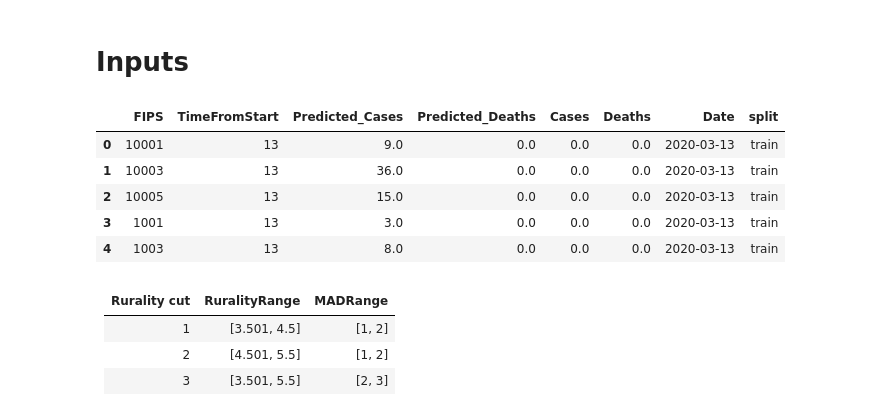
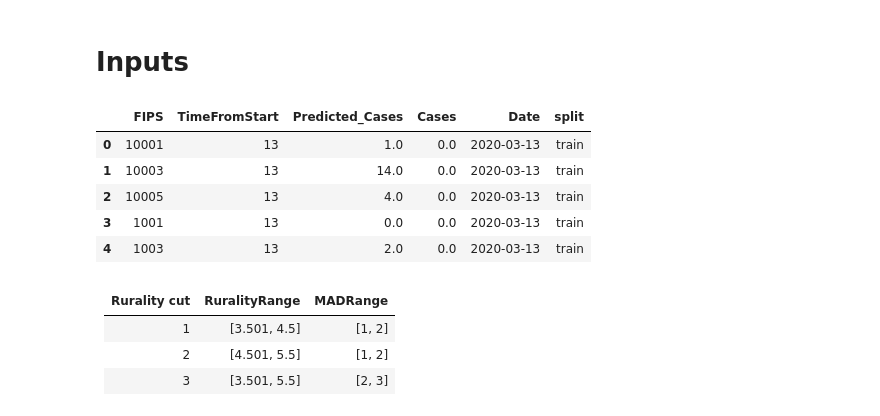
Before and after one commit to Data-ScienceHub/gpce-covid, a Jupyter notebook: TFT-pytorch/notebook/Population cuts.ipynb, the cells around one changed output. Saved outputs shown, nothing was run; the diff lists cells and outputs as text; code cells hidden in the pictures.

```diff
--- a/TFT-pytorch/notebook/Population cuts.ipynb
+++ b/TFT-pytorch/notebook/Population cuts.ipynb
@@ -14,18 +14,18 @@ from Class.Plotter import *
 # %%
 targets = ['Cases']
 target = 'Cases'
-result_folder =  '../results/total_target_cleaned_scaled_2/' # '../results_cleaned_moving_averaged/short' #
-figPath = os.path.join(result_folder, 'figures_best')
-results = pd.read_csv(os.path.join(figPath, 'predictions.csv'))
+result_folder =  '../results/TFT_baseline' # '../results_cleaned_moving_averaged/short' #
+figPath = os.path.join(result_folder, 'figures')
+results = pd.read_csv(os.path.join(figPath, 'predictions_case.csv'))
 results['Date'] = pd.to_datetime(results['Date'])
 results.head()
 # %% [output]
-|  | FIPS | TimeFromStart | Predicted_Cases | Predicted_Deaths | Cases | Deaths | Date | split |
-| 0 | 10001 | 13 | 9.0 | 0.0 | 0.0 | 0.0 | 2020-03-13 | train |
-| 1 | 10003 | 13 | 36.0 | 0.0 | 0.0 | 0.0 | 2020-03-13 | train |
-| 2 | 10005 | 13 | 15.0 | 0.0 | 0.0 | 0.0 | 2020-03-13 | train |
-| 3 | 1001 | 13 | 3.0 | 0.0 | 0.0 | 0.0 | 2020-03-13 | train |
-| 4 | 1003 | 13 | 8.0 | 0.0 | 0.0 | 0.0 | 2020-03-13 | train |
+|  | FIPS | TimeFromStart | Predicted_Cases | Cases | Date | split |
+| 0 | 10001 | 13 | 1.0 | 0.0 | 2020-03-13 | train |
+| 1 | 10003 | 13 | 14.0 | 0.0 | 2020-03-13 | train |
+| 2 | 10005 | 13 | 4.0 | 0.0 | 2020-03-13 | train |
+| 3 | 1001 | 13 | 0.0 | 0.0 | 2020-03-13 | train |
+| 4 | 1003 | 13 | 2.0 | 0.0 | 2020-03-13 | train |
 # %%
 # first_date = pd.to_datetime('02-29-2020')
 # # last_date = to_datetime('05-17-2022')
```
Also changed, not shown: parts of 3 cells of this notebook, 11 other files.
